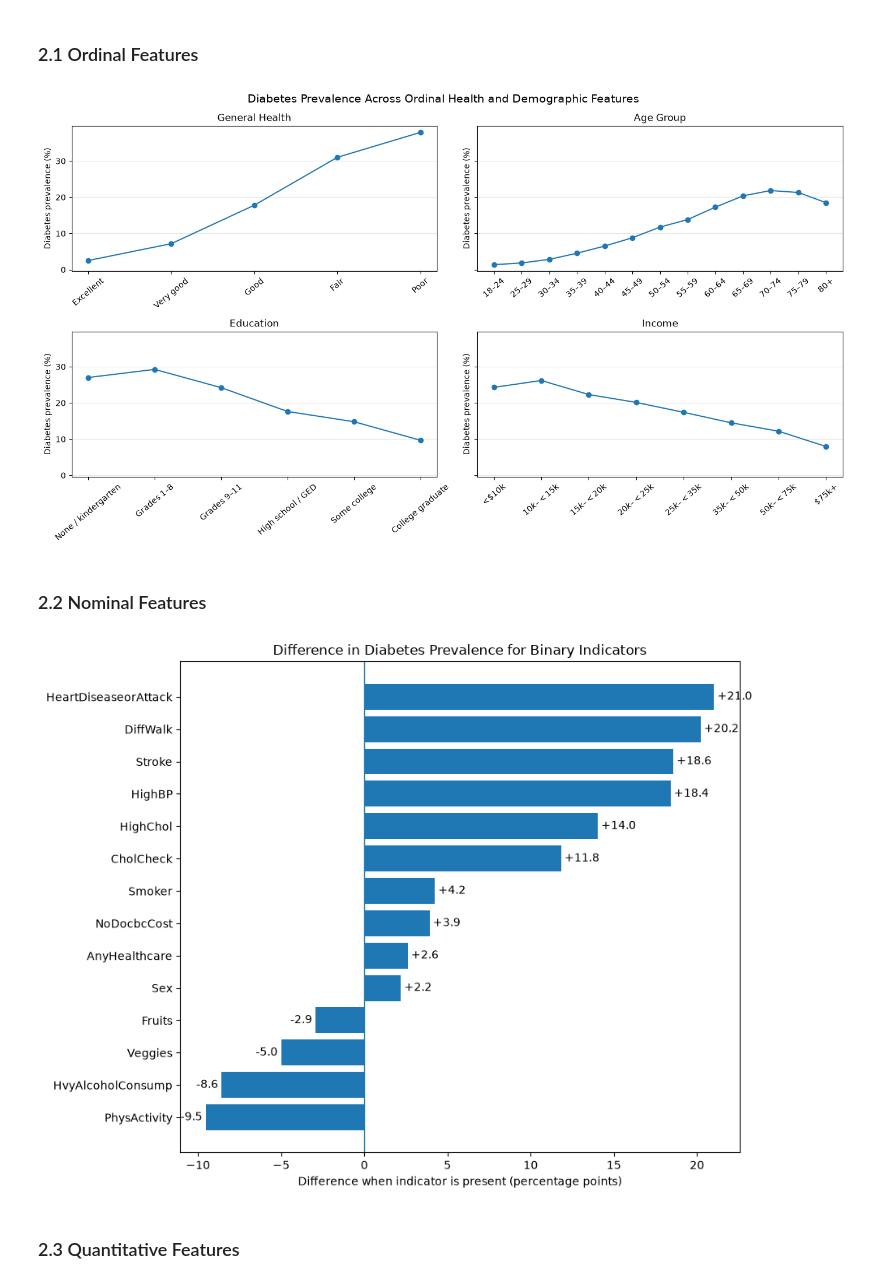
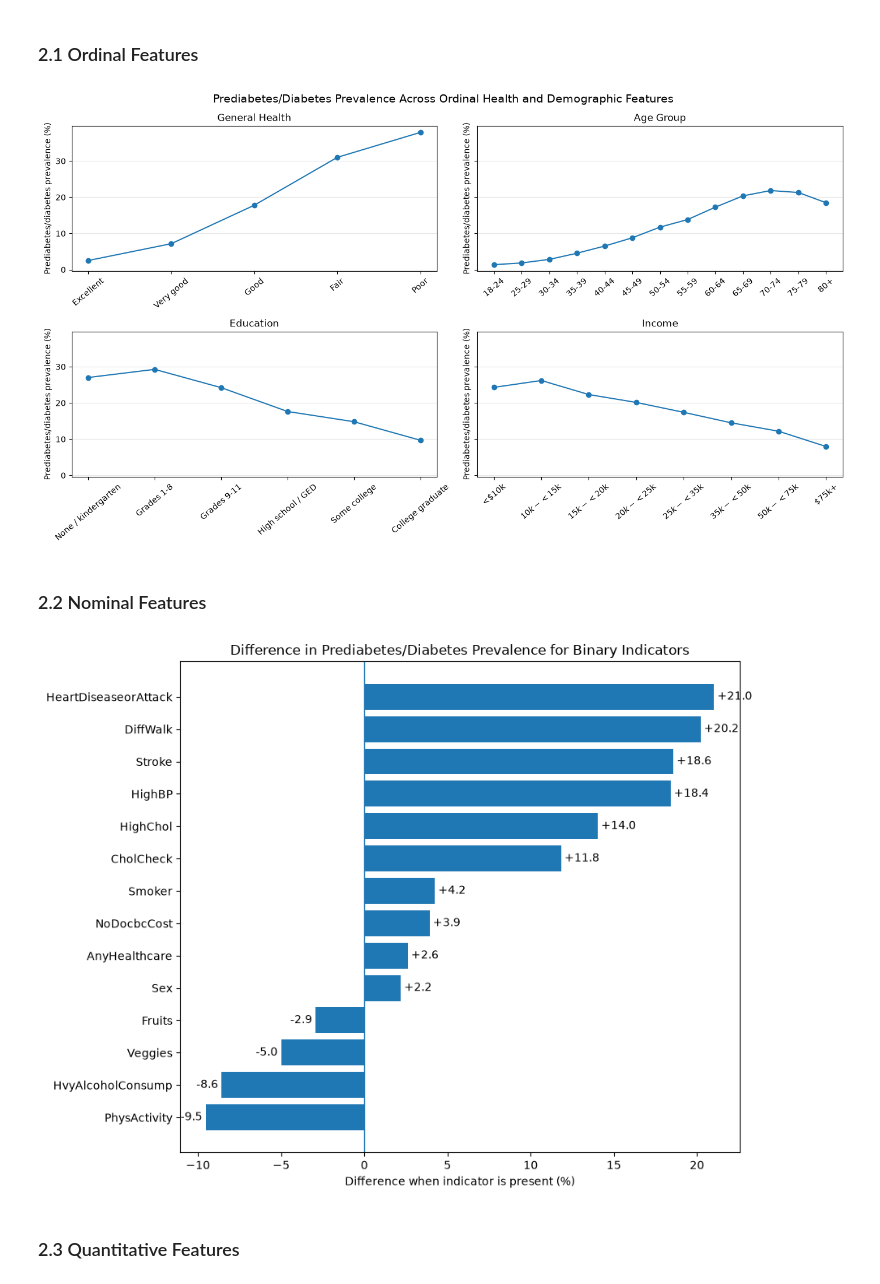
Before and after one commit to LucaFantasia/brfss-diabetes-analysis, a Jupyter notebook: notebooks/diabetes_analysis.ipynb, the cells around one changed output. Drawn from its saved outputs; the diff is of its cells as text; code cells hidden in the pictures.

```diff
--- a/notebooks/diabetes_analysis.ipynb
+++ b/notebooks/diabetes_analysis.ipynb
@@ -118,10 +90,7 @@ display(
 # %%
 fig, ax = plt.subplots(figsize=(6, 4))
 
-bars = ax.bar(
-    target_distribution.index,
-    target_distribution["Percentage"]
-)
+bars = ax.bar(target_distribution.index, target_distribution["Percentage"])
 
 ax.bar_label(
     bars,
@@ -132,7 +101,7 @@ ax.bar_label(
     padding=3
 )
 
-ax.set_title("Distribution of Self-Reported Diabetes Status")
+ax.set_title("Distribution of Self-Reported Prediabetes/Diabetes Status")
 ax.set_ylabel("Respondents (%)")
 ax.set_ylim(0, 100)
 
@@ -159,7 +128,7 @@ def prevalence_by_group(data, feature):
         data.groupby(feature, observed=False)[TARGET]
         .mean()
         .mul(100)
-        .reset_index(name="Diabetes prevalence")
+        .reset_index(name="Prediabetes/diabetes prevalence")
     )
 # %%
 ORDINAL_LABELS = {
@@ -207,41 +176,34 @@ ORDINAL_LABELS = {
 # %%
 titles = {
     "GenHlth": "General Health",
     "Age": "Age Group",
     "Education": "Education",
     "Income": "Income"
 }
 
 fig, axes = plt.subplots(2, 2, figsize=(14, 8), sharey=True)
 
 for feature, ax in zip(ORDINAL_FEATURES, axes.ravel()):
     summary = prevalence_by_group(df, feature)
 
-    labels = [
-        ORDINAL_LABELS[feature][value]
-        for value in summary[feature]
-    ]
+    labels = [ORDINAL_LABELS[feature][value] for value in summary[feature]]
 
-    ax.plot(
-        labels,
-        summary["Diabetes prevalence"],
-        marker="o"
-    )
+    ax.plot(labels, summary["Prediabetes/diabetes prevalence"], marker="o")
 
     ax.set_title(titles[feature])
-    ax.set_ylabel("Diabetes prevalence (%)")
+    ax.set_ylabel("Prediabetes/diabetes prevalence (%)")
     ax.tick_params(axis="x", rotation=40)
     ax.grid(axis="y", alpha=0.3)
 
 plt.suptitle(
-    "Diabetes Prevalence Across Ordinal Health and Demographic Features",
+    "Prediabetes/Diabetes Prevalence Across Ordinal Health and Demographic Features",
     fontsize=14
 )
 
 plt.tight_layout()
 plt.show()
 # %% [output]
-[figure, old version]
+[figure, new version]
 # %% [markdown]
 ### 2.2 Nominal Features
 # %%
@@ -270,10 +221,7 @@ binary_summary = (
 # %%
 fig, ax = plt.subplots(figsize=(9, 7))
 
-bars = ax.barh(
-    binary_summary["Feature"],
-    binary_summary["Difference"]
-)
+bars = ax.barh(binary_summary["Feature"], binary_summary["Difference"])
 
 ax.axvline(0, linewidth=1)
 
@@ -286,18 +234,14 @@ ax.bar_label(
     padding=3
 )
 
-ax.set_title(
-    "Difference in Diabetes Prevalence for Binary Indicators"
-)
-ax.set_xlabel(
-    "Difference when indicator is present (percentage points)"
-)
+ax.set_title("Difference in Prediabetes/Diabetes Prevalence for Binary Indicators")
+ax.set_xlabel("Difference when indicator is present (%)")
 ax.set_ylabel("")
 
 plt.tight_layout()
 plt.show()
 # %% [output]
-[figure, old version]
+[figure, new version]
 # %% [markdown]
 ### 2.3 Quantitative Features
 # %%
```
Also changed, not shown: parts of 18 cells of this notebook, 1 other file.
